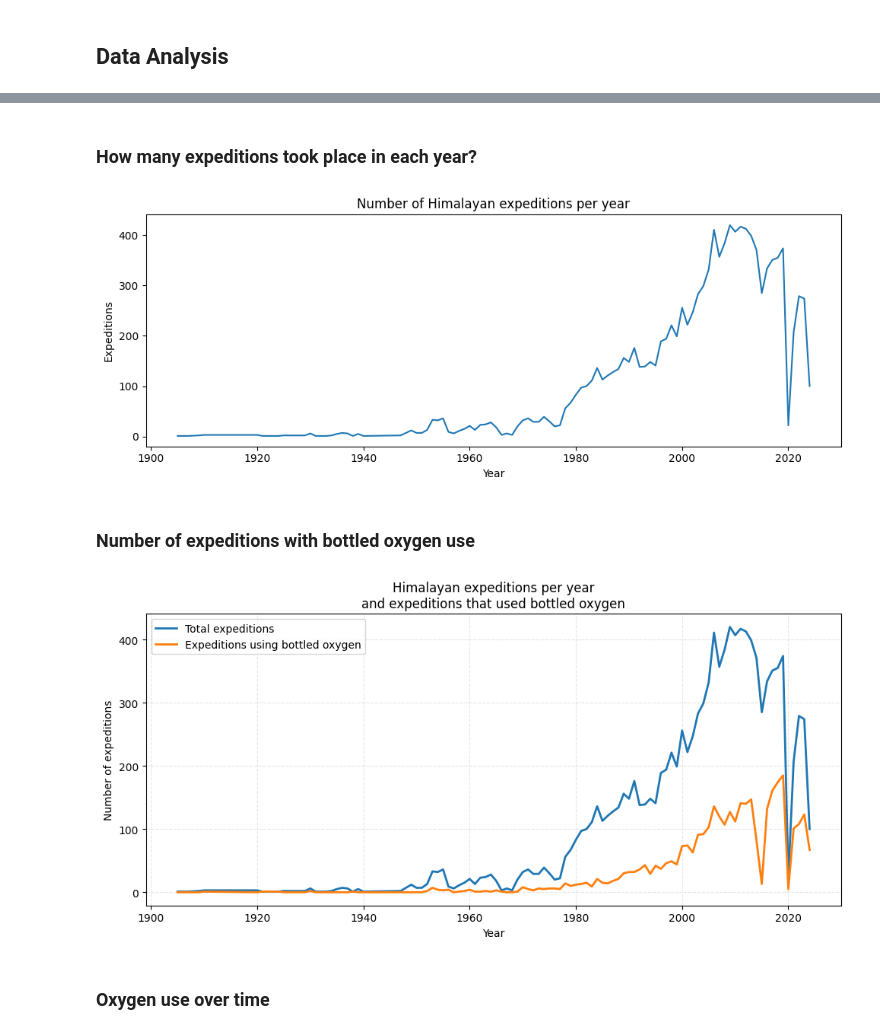
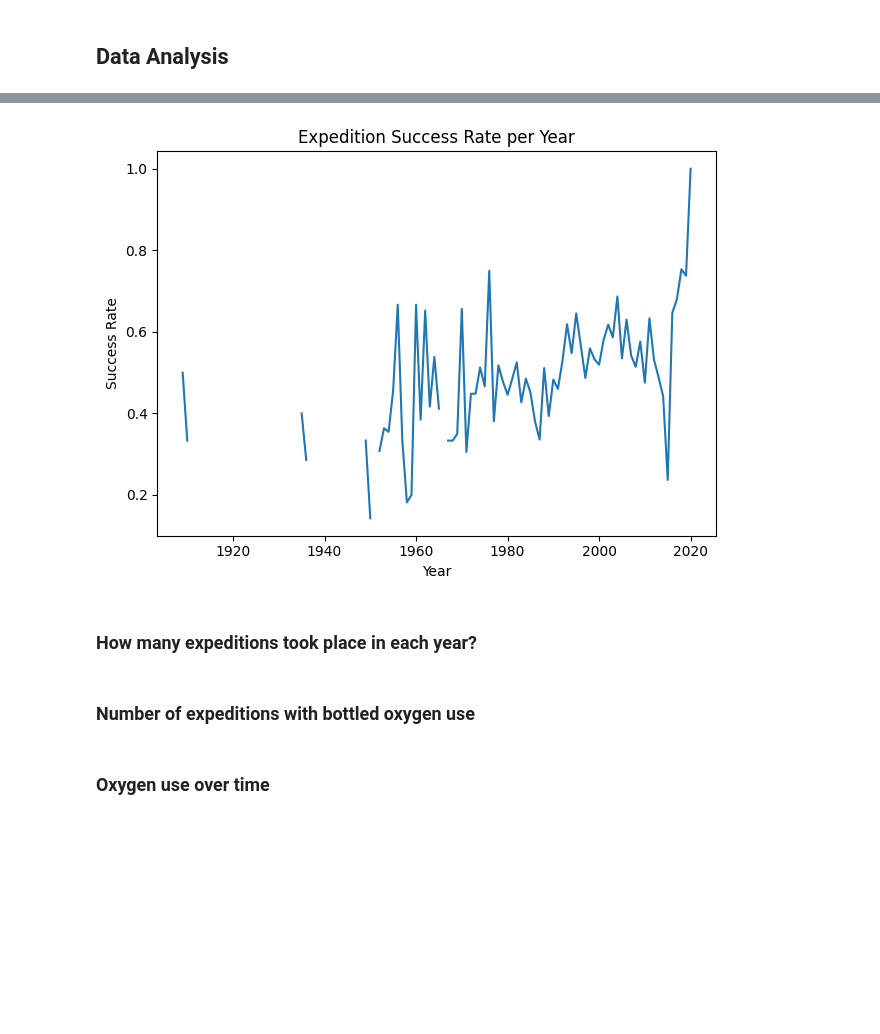
Before and after one commit to DmytroRi/himalayan_expeditions, a Jupyter notebook: HimalayaInsights.ipynb, the cells around one changed output, grey strips where cells are left out. Saved outputs shown, nothing was run; the diff lists cells and outputs as text; code cells hidden in the pictures; blank space fills up the shorter version.

```diff
--- a/HimalayaInsights.ipynb
+++ b/HimalayaInsights.ipynb
@@ -25,59 +183,19 @@ ddict   = pd.read_csv('data\\himalayan_data_dictionary.csv')            # data d
+# %%
+success = exped[exped['exp_result'] == 'Success']
+success_rate = success.groupby('year').size() / exped.groupby('year').size()
+
+plt.figure()
+success_rate.plot()
+plt.title('Expedition Success Rate per Year')
+plt.xlabel('Year')
+plt.ylabel('Success Rate')
+plt.tight_layout()
+plt.show()
+# %% [output]
+[figure, added]
 # %% [markdown]
 ### How many expeditions took place in each year?
-# %%
-(exped["year"]
-    .value_counts()
-    .sort_index()
-    .plot.line(
-        figsize=(10,4),
-        title="Number of Himalayan expeditions per year",
-        xlabel="Year",
-        ylabel="Expeditions"
-    ))
-plt.tight_layout()
-plt.show()
-# %% [output]
-[figure, removed]
 # %% [markdown]
 ### Number of expeditions with bottled oxygen use
-# %%
-o2_flag = (members
-           .groupby("expid")["mo2used"]
-           .any()
-           .rename("o2_used")
-           .reset_index()
-           .astype({"o2_used": "bool"})
-)
-
-exped_annot = (exped[["expid", "year"]]
-              .merge(o2_flag, on="expid", how="left")
-              .fillna({"o2_used": False})
-)
-
-total_per_year = exped_annot["year"].value_counts().sort_index()
-
-o2_per_year = (exped_annot[exped_annot["o2_used"]]
-               .groupby("year")
-               .size()
-               .reindex(total_per_year.index, fill_value=0))
-
-fig, ax = plt.subplots(figsize=(10, 5))
-
-ax.plot(total_per_year.index, total_per_year.values,
-        label="Total expeditions", linewidth=2)
-
-ax.plot(o2_per_year.index, o2_per_year.values,
-        label="Expeditions using bottled oxygen", linewidth=2)
-
-ax.set_title("Himalayan expeditions per year\nand expeditions that used bottled oxygen")
-ax.set_xlabel("Year")
-ax.set_ylabel("Number of expeditions")
-ax.legend()
-ax.grid(True, linestyle="--", alpha=0.3)
-
-plt.tight_layout()
-plt.show()
-# %% [output]
-[figure, removed]
 # %% [markdown]
 ### Oxygen use over time
```
Also changed, not shown: parts of 24 cells of this notebook.
